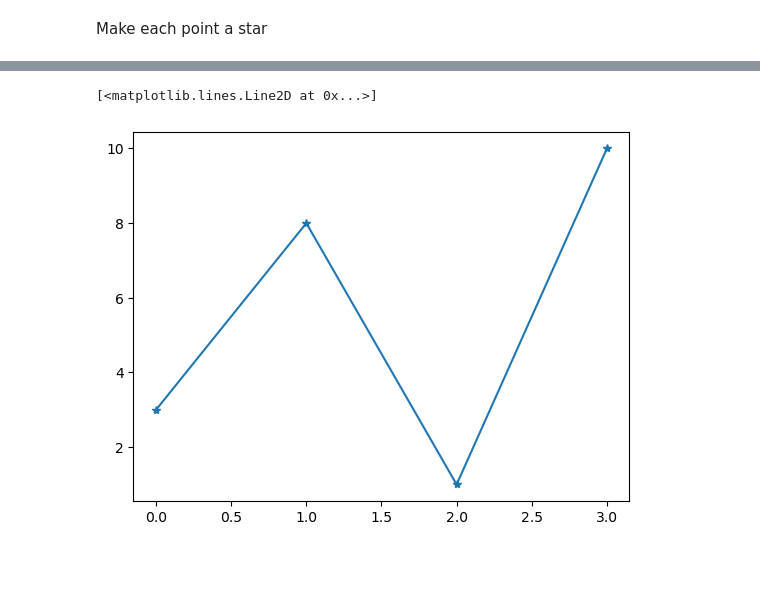
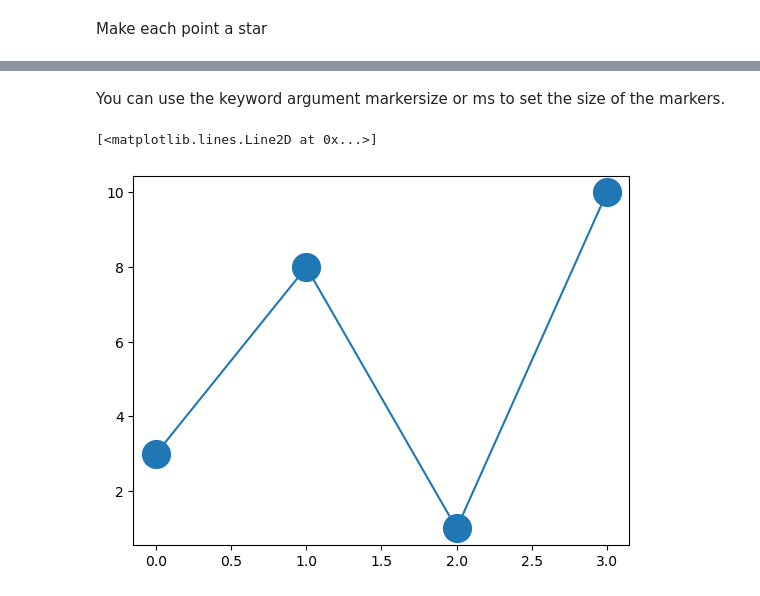
Before and after one commit to MikeCurleyCoosan/pands-mywork, a Jupyter notebook: Week8-work/matplotlib.ipynb, the cells around one changed output, grey strips where cells are left out. Drawn from its saved outputs; the diff is of its cells as text; code cells hidden in the pictures; blank space fills up the shorter version.

```diff
--- a/Week8-work/matplotlib.ipynb
+++ b/Week8-work/matplotlib.ipynb
@@ -52,5 +116,7 @@ Make each point a star
+# %% [markdown]
+You can use the keyword argument markersize or ms to set the size of the markers.
 # %%
-plt.plot(y_points, marker= '*')
+plt.plot(y_points, marker='o', ms=20)
 # %% [output]
 [<matplotlib.lines.Line2D at 0x...>]
-[figure, old version]
+[figure, new version]
```
Also changed, not shown: parts of 7 cells of this notebook.
